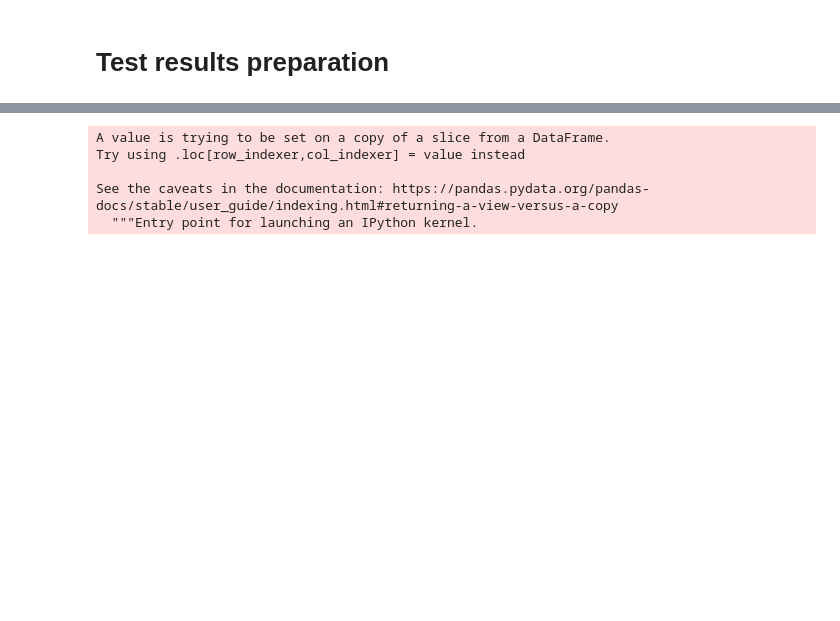
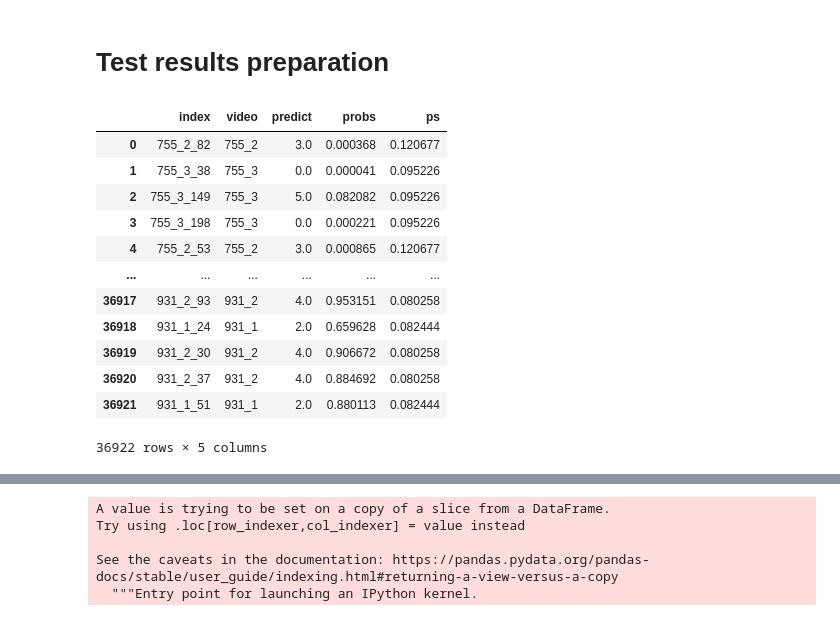
Before and after one commit to karolpustelnik/Fetal-RL, a Jupyter notebook: data_preparation/test_data/val_set_metrics.ipynb, the cells around one changed output, grey strips where cells are left out. Cells and saved outputs as stored; diff of their text form; code cells hidden in the pictures; blank space fills up the shorter version.

```diff
--- a/data_preparation/test_data/val_set_metrics.ipynb
+++ b/data_preparation/test_data/val_set_metrics.ipynb
@@ -813,4 +936,20 @@ results_test = pd.read_csv('/data/kpusteln/Fetal-RL/data_preparation/test_data/r
 videos = results_test['video'].copy()
+# %%
+results_test
+# %% [output]
+|  | index | video | predict | probs | ps |
+| 0 | 755_2_82 | 755_2 | 3.0 | 0.000368 | 0.120677 |
+| 1 | 755_3_38 | 755_3 | 0.0 | 0.000041 | 0.095226 |
+| 2 | 755_3_149 | 755_3 | 5.0 | 0.082082 | 0.095226 |
+| 3 | 755_3_198 | 755_3 | 0.0 | 0.000221 | 0.095226 |
+| 4 | 755_2_53 | 755_2 | 3.0 | 0.000865 | 0.120677 |
+| ... | ... | ... | ... | ... | ... |
+| 36917 | 931_2_93 | 931_2 | 4.0 | 0.953151 | 0.080258 |
+| 36918 | 931_1_24 | 931_1 | 2.0 | 0.659628 | 0.082444 |
+| 36919 | 931_2_30 | 931_2 | 4.0 | 0.906672 | 0.080258 |
+| 36920 | 931_2_37 | 931_2 | 4.0 | 0.884692 | 0.080258 |
+| 36921 | 931_1_51 | 931_1 | 2.0 | 0.880113 | 0.082444 |
+36922 rows × 5 columns
 # %%
 results_test['type']= results_test['video'].str.split('_', expand=True)[1]
 # %%
```
Also changed, not shown: parts of 34 cells of this notebook, 16 other files.
